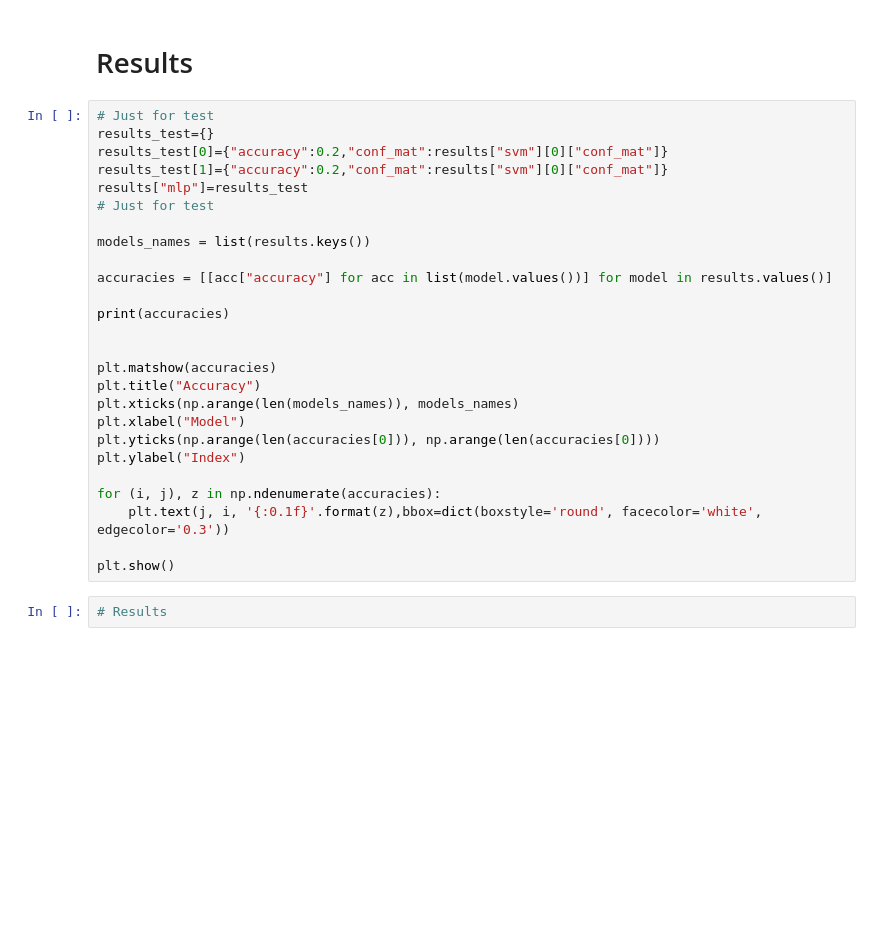
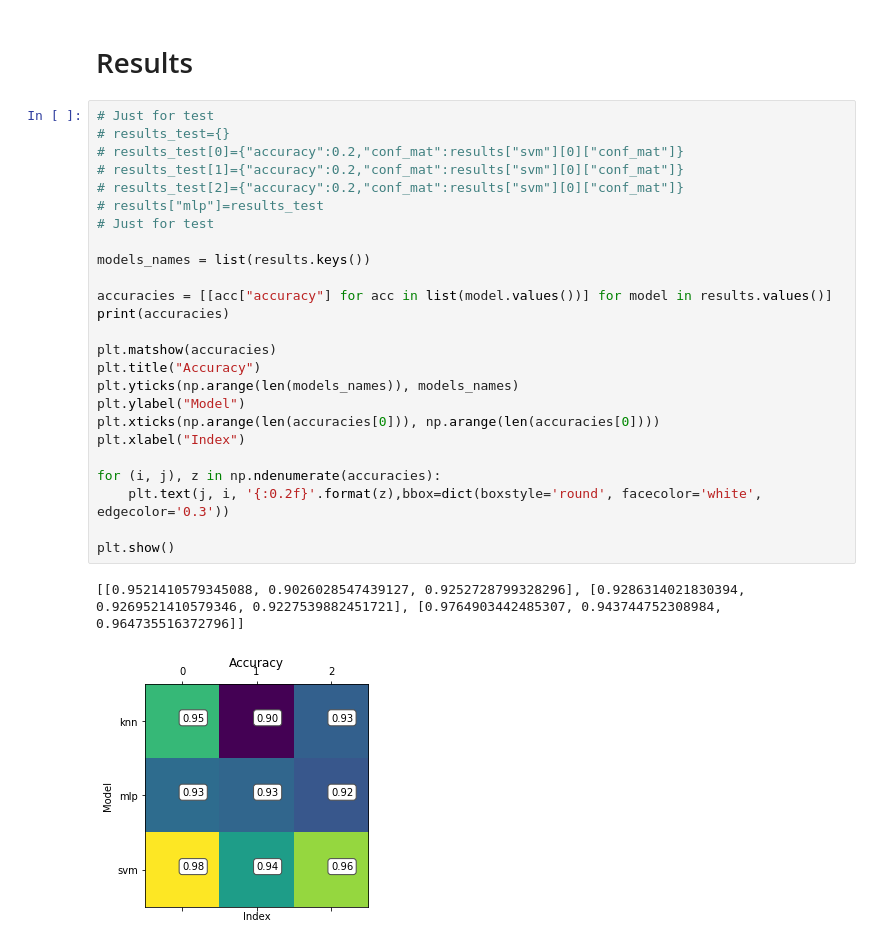
Before and after one commit to sylvain1811/mlbd-project-sharws, a Jupyter notebook: main.ipynb, the cells around one changed output. Saved outputs shown, nothing was run; the diff lists cells and outputs as text; blank space fills up the shorter version.

```diff
--- a/main.ipynb
+++ b/main.ipynb
@@ -233,29 +293,29 @@ plt.show()
 # Results
 # %%
 # Just for test
-results_test={}
-results_test[0]={"accuracy":0.2,"conf_mat":results["svm"][0]["conf_mat"]}
-results_test[1]={"accuracy":0.2,"conf_mat":results["svm"][0]["conf_mat"]}
-results["mlp"]=results_test
+# results_test={}
+# results_test[0]={"accuracy":0.2,"conf_mat":results["svm"][0]["conf_mat"]}
+# results_test[1]={"accuracy":0.2,"conf_mat":results["svm"][0]["conf_mat"]}
+# results_test[2]={"accuracy":0.2,"conf_mat":results["svm"][0]["conf_mat"]}
+# results["mlp"]=results_test
 # Just for test
 
 models_names = list(results.keys())
 
 accuracies = [[acc["accuracy"] for acc in list(model.values())] for model in results.values()]
-
 print(accuracies)
-
 
 plt.matshow(accuracies)
 plt.title("Accuracy")
-plt.xticks(np.arange(len(models_names)), models_names)
-plt.xlabel("Model")
-plt.yticks(np.arange(len(accuracies[0])), np.arange(len(accuracies[0])))
-plt.ylabel("Index")
+plt.yticks(np.arange(len(models_names)), models_names)
+plt.ylabel("Model")
+plt.xticks(np.arange(len(accuracies[0])), np.arange(len(accuracies[0])))
+plt.xlabel("Index")
 
 for (i, j), z in np.ndenumerate(accuracies):
-    plt.text(j, i, '{:0.1f}'.format(z),bbox=dict(boxstyle='round', facecolor='white', edgecolor='0.3'))
+    plt.text(j, i, '{:0.2f}'.format(z),bbox=dict(boxstyle='round', facecolor='white', edgecolor='0.3'))
 
 plt.show()
+# %% [output]
+[[0.9521410579345088, 0.9026028547439127, 0.9252728799328296], [0.9286314021830394, 0.9269521410579346, 0.9227539882451721], [0.9764903442485307, 0.943744752308984, 0.964735516372796]]
+[figure, added]
-# %%
-# Results
```
Also changed, not shown: parts of 4 cells of this notebook.
